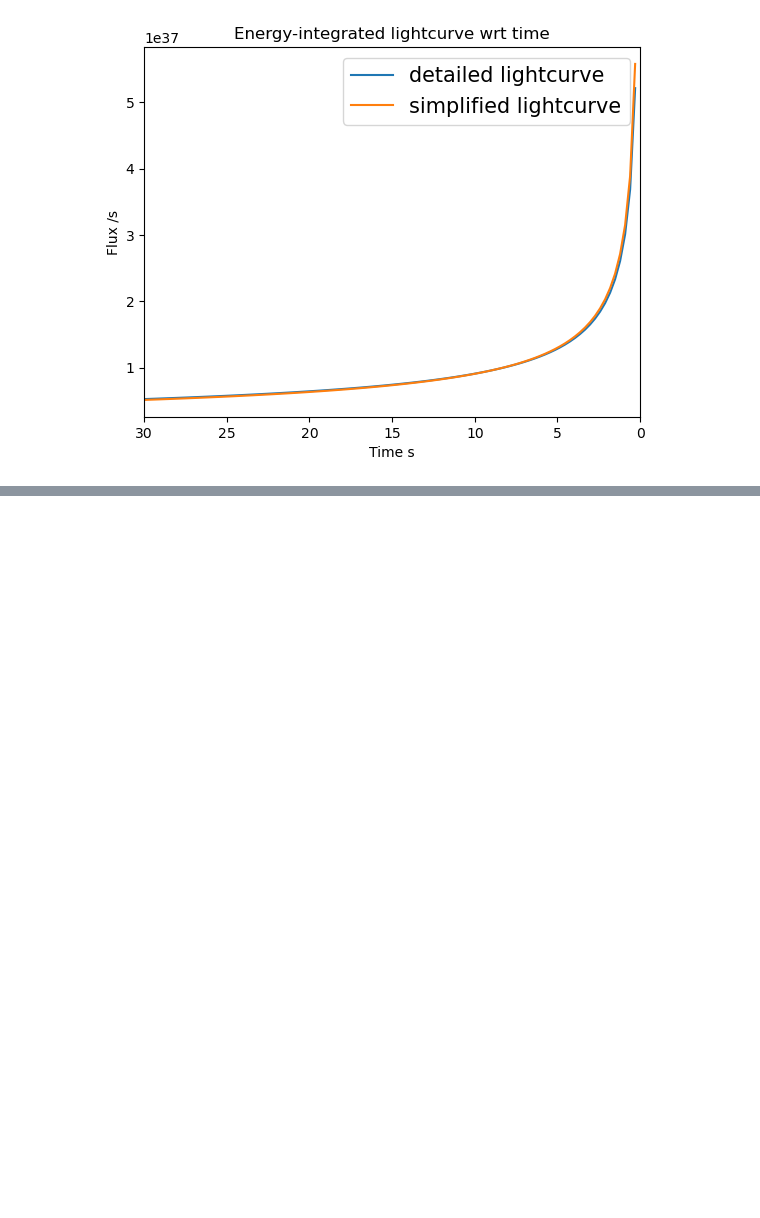
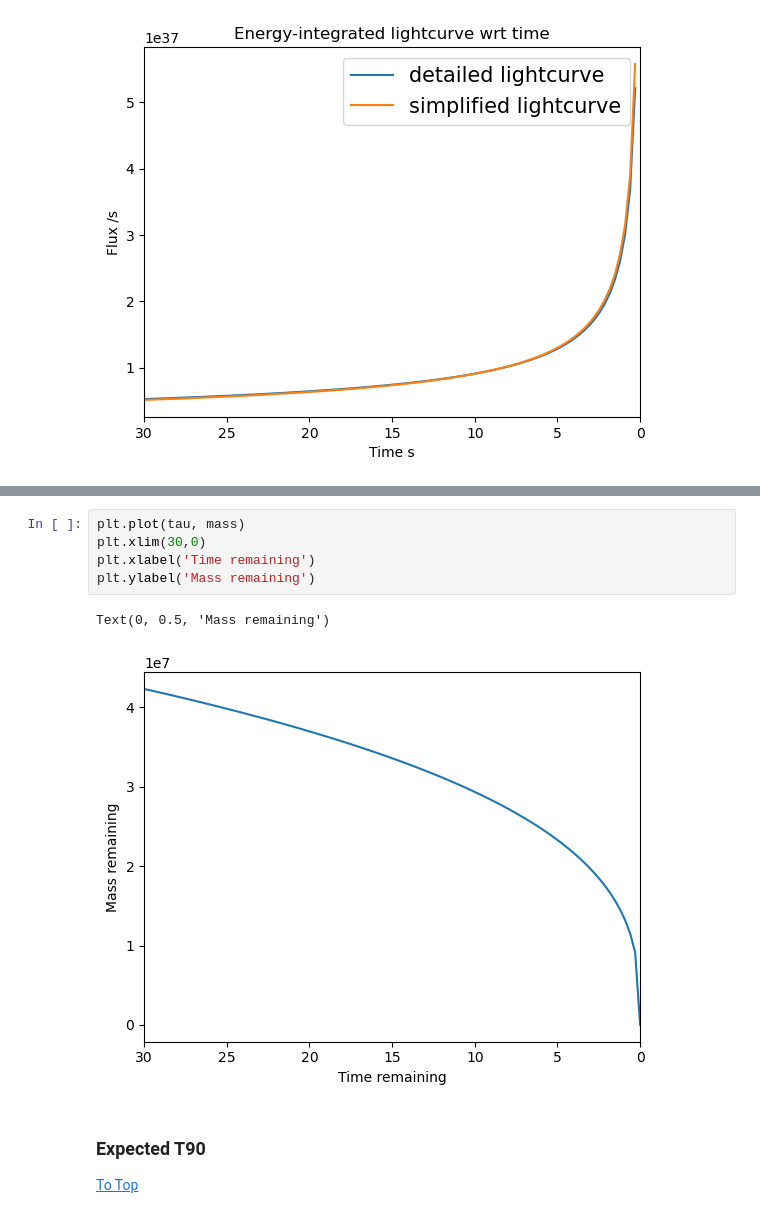
Before and after one commit to xboluna/Research, a Jupyter notebook: BHRad/Modelling.ipynb, the cells around one changed output, grey strips where cells are left out. Drawn from its saved outputs; the diff is of its cells as text; blank space fills up the shorter version.

```diff
--- a/BHRad/Modelling.ipynb
+++ b/BHRad/Modelling.ipynb
@@ -163,0 +227,11 @@ plt.show()
+# %%
+plt.plot(tau, mass)
+plt.xlim(30,0)
+plt.xlabel('Time remaining')
+plt.ylabel('Mass remaining')
+# %% [output]
+Text(0, 0.5, 'Mass remaining')
+[figure, added]
+# %% [markdown]
+### <span id='t90'>Expected T90</span>
+[To Top](#top)
```
Also changed, not shown: parts of 5 cells of this notebook.
